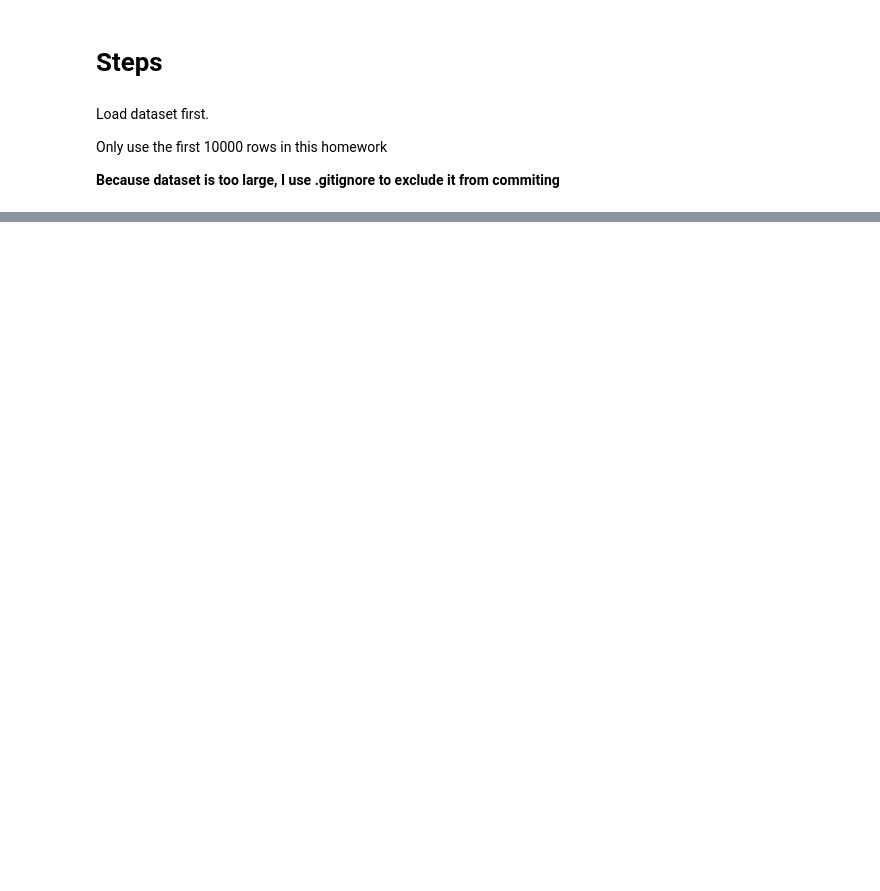
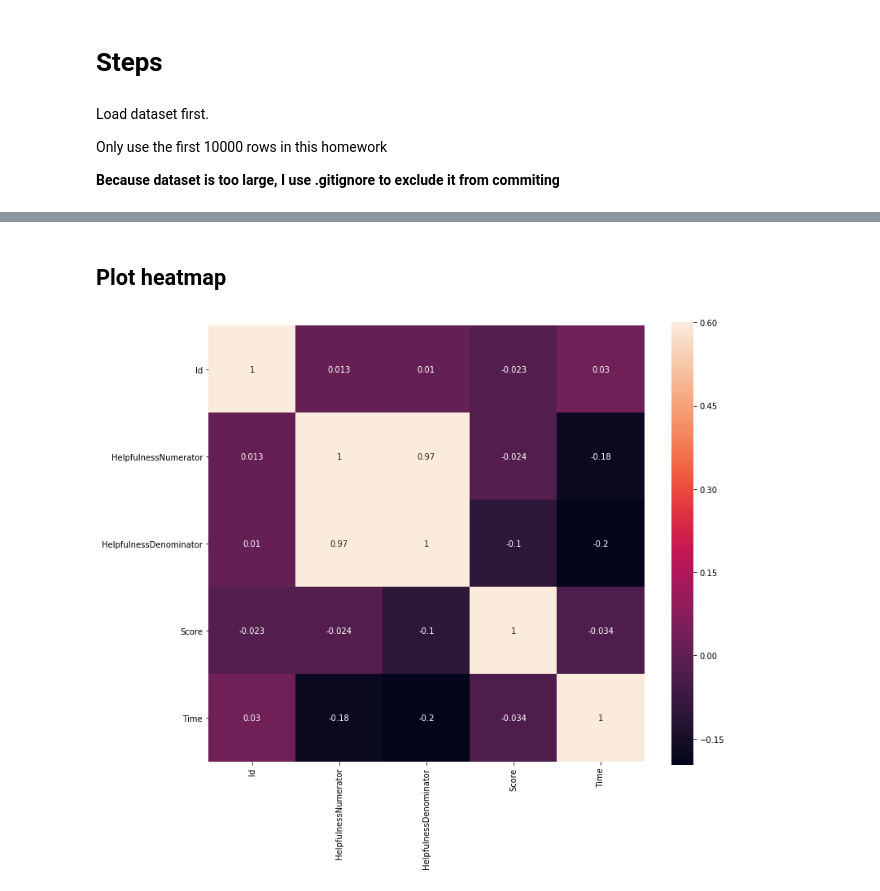
Before and after one commit to Darkborderman/FDA_homeworks, a Jupyter notebook: homework1/Main.ipynb, the cells around one changed output, grey strips where cells are left out. Saved outputs shown, nothing was run; the diff lists cells and outputs as text; code cells hidden in the pictures; blank space fills up the shorter version.

```diff
--- a/homework1/Main.ipynb
+++ b/homework1/Main.ipynb
@@ -94,0 +144,7 @@ len(pd_data.loc[mask].index)
+# %% [markdown]
+## Plot heatmap
+# %%
+plt.figure(figsize=(12,10))
+foo=sns.heatmap(df.corr(), vmax=0.6, square=True, annot=True)
+# %% [output]
+[figure, added]
```
Also changed, not shown: parts of 12 cells of this notebook.
